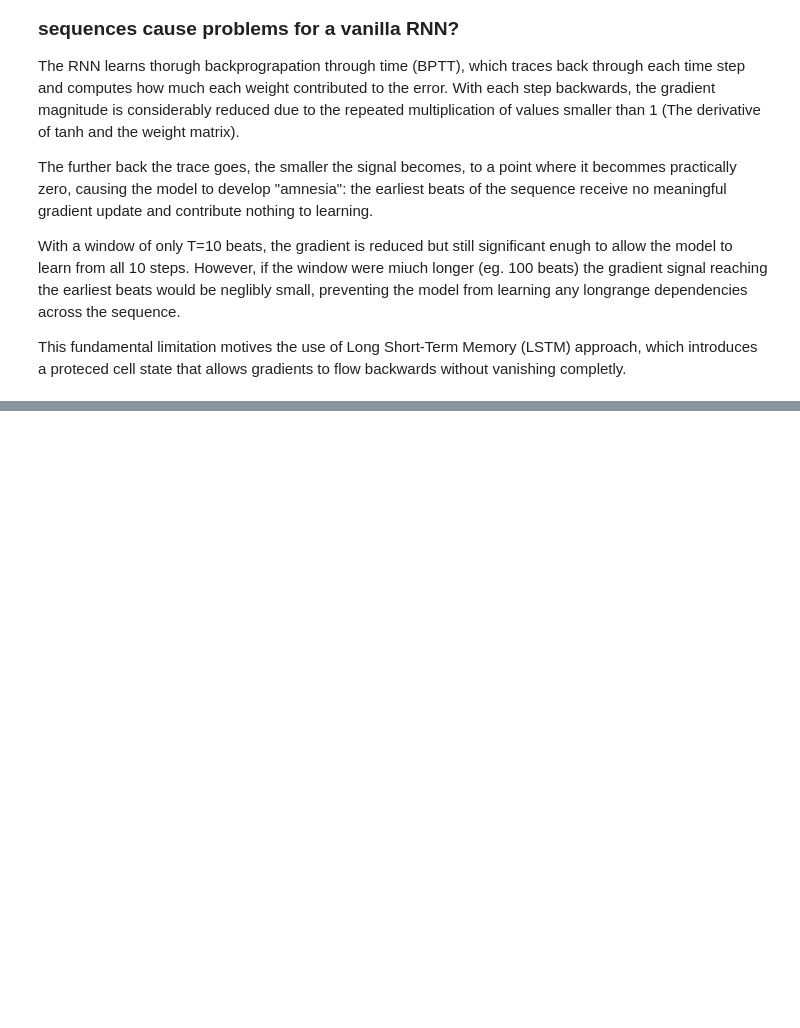
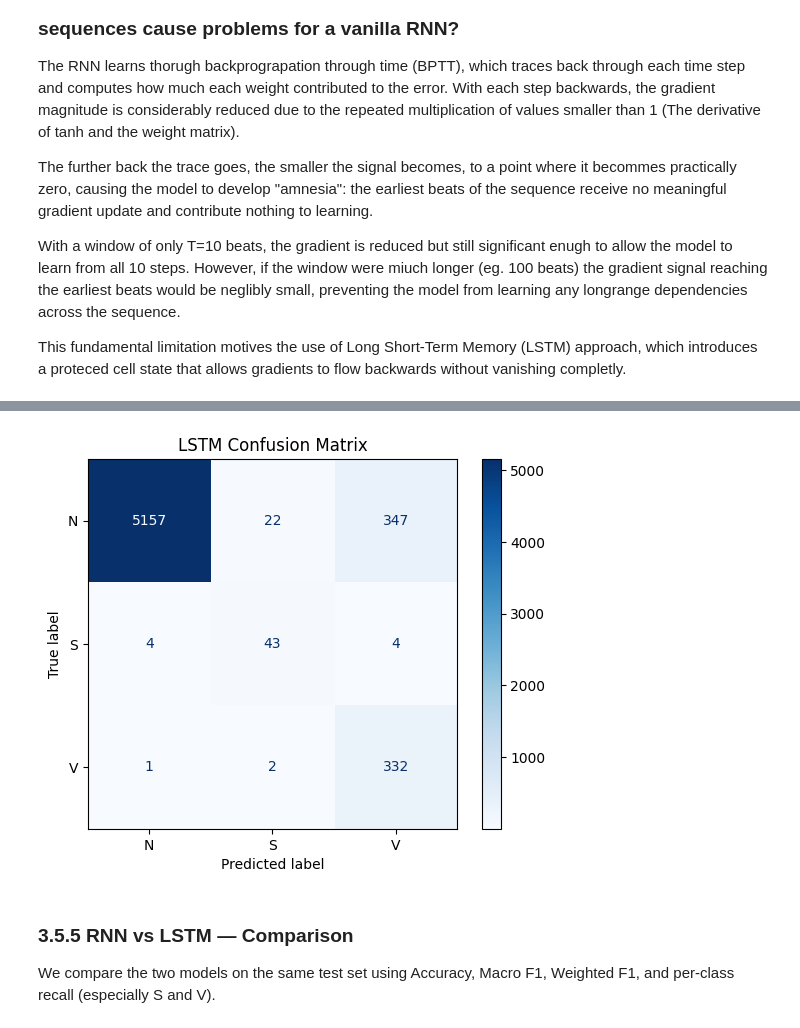
Before and after one commit to Datawithinigo/MACHINE_LEARNING, a Jupyter notebook: P3/jupyter_notebooks/Assignment3_corrected.ipynb, the cells around one changed output, grey strips where cells are left out. Saved outputs shown, nothing was run; the diff lists cells and outputs as text; code cells hidden in the pictures; blank space fills up the shorter version.

```diff
--- a/P3/jupyter_notebooks/Assignment3_corrected.ipynb
+++ b/P3/jupyter_notebooks/Assignment3_corrected.ipynb
@@ -1483,0 +1644,20 @@ This fundamental limitation motives the use of Long Short-Term Memory (LSTM) app
+# %%
+from sklearn.metrics import f1_score, recall_score
+
+# Switch to eval mode
+lstm_model.eval()
+lstm_preds  = []
+lstm_labels = []
+
+with torch.no_grad():
+    for X_batch, y_batch in test_loader:
+        logits = lstm_model(X_batch)
+        preds  = logits.argmax(dim=1)
+        lstm_preds.extend(preds.numpy())
+        lstm_labels.extend(y_batch.numpy())
+
+lstm_preds  = np.array(lstm_preds)
+lstm_labels = np.array(lstm_labels)
+
+# Classification report
+print(classification_report(lstm_labels, lstm_preds, target_names=['N', 'S', 'V']))
@@ -1483,0 +1674,15 @@ This fundamental limitation motives the use of Long Short-Term Memory (LSTM) app
+# %%
+# Confusion matrix
+cm_lstm = confusion_matrix(lstm_labels, lstm_preds)
+disp_lstm = ConfusionMatrixDisplay(confusion_matrix=cm_lstm, display_labels=['N', 'S', 'V'])
+disp_lstm.plot(cmap='Blues')
+plt.title('LSTM Confusion Matrix')
+plt.savefig('task3_lstm_confusion_matrix.png', dpi=150, bbox_inches='tight')
+plt.show()
+# %% [output]
+[figure, added]
+# %% [markdown]
+### 3.5.5 RNN vs LSTM — Comparison
+
+We compare the two models on the same test set using Accuracy, Macro F1, Weighted F1,
+and per-class recall (especially S and V).
```
Also changed, not shown: parts of 19 cells of this notebook, 30 other files.
